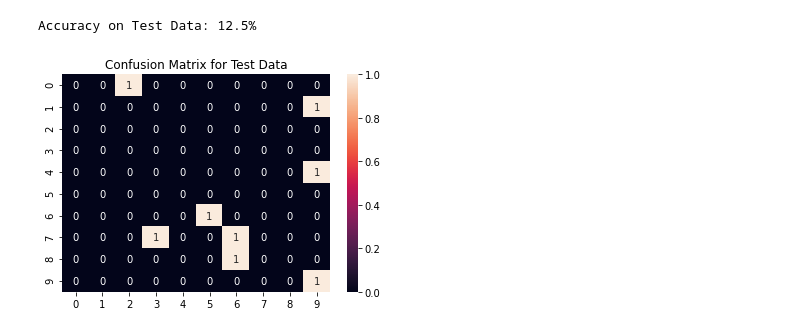
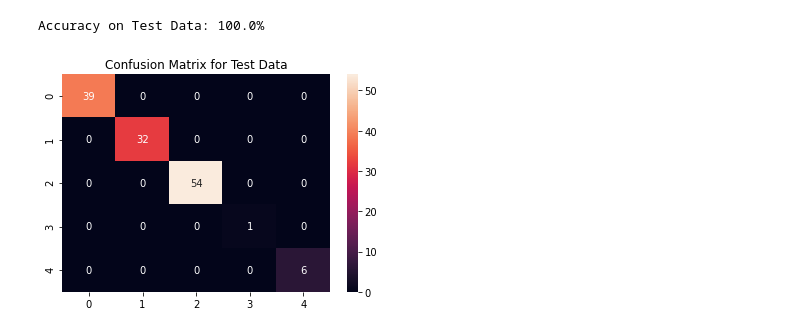
Before and after one commit to pragyadeolal/Data-Analysis-1, a Jupyter notebook: Crop_Recommender.ipynb, the cells around one changed output. Saved outputs shown, nothing was run; the diff lists cells and outputs as text; code cells hidden in the pictures.

```diff
--- a/Crop_Recommender.ipynb
+++ b/Crop_Recommender.ipynb
@@ -148,3 +89,0 @@ Minimum error: 0.875 at K = 1
-# %%
-knn_pipeline = make_pipeline(StandardScaler(), KNeighborsClassifier(n_neighbors = 1))
-knn_pipeline.fit(x_train, y_train)
@@ -160,0 +96,20 @@ Pipeline(memory=None,
+# %%
+from sklearn import metrics
+
+#RandomForest
+rfr = RandomForestClassifier(n_estimators=200,random_state=0)
+rfr.fit(x_train, y_train)
+y_pred = rfr.predict(x_test)
+
+# Accuray On Test Data
+accuracy = accuracy_score(y_test, y_pred)
+print(f"Accuracy on Test Data: {accuracy*100}%")
+print('Mean Absolute Error:', metrics.mean_absolute_error(y_test, y_pred))
+print('Mean Squared Error:', metrics.mean_squared_error(y_test, y_pred))
+print('Root Mean Squared Error:', np.sqrt(metrics.mean_squared_error(y_test, y_pred)))
+
+plt.figure()
+sns.heatmap(confusion_matrix(y_test, y_pred), annot = True)
+plt.title("Confusion Matrix for Test Data")
+plt.show()
+print()
@@ -161,12 +122,28 @@ Pipeline(memory=None,
 # %%
-predictions = knn_pipeline.predict(x_test)
-accuracy = accuracy_score(y_test, predictions)
+#Decision Tree
+dt = DecisionTreeClassifier()
+dt.fit(x_train,y_train)
+
+# Accuray On Test Data
+dt_pred = dt.predict(x_test)
+accuracy = accuracy_score(y_test, dt_pred)
 print(f"Accuracy on Test Data: {accuracy*100}%")
+
+kfold = model_selection.KFold(n_splits = 3,
+                       random_state = 8)
+
+# bagging classifier
+model = BaggingClassifier(base_estimator = dt,
+                          n_estimators = 100,
+                          random_state = 8)
+
+results = model_selection.cross_val_score(model, x_test, y_test, cv = kfold)
+
 plt.figure()
-sns.heatmap(confusion_matrix(y_test, predictions), annot = True)
+sns.heatmap(confusion_matrix(y_test, dt_pred), annot = True)
 plt.title("Confusion Matrix for Test Data")
 plt.show()
 print()
 # %% [output]
-Accuracy on Test Data: 12.5%
+Accuracy on Test Data: 100.0%
-[figure, old version]
+[figure, new version]
```
Also changed, not shown: parts of 18 cells of this notebook, 1 other file.
